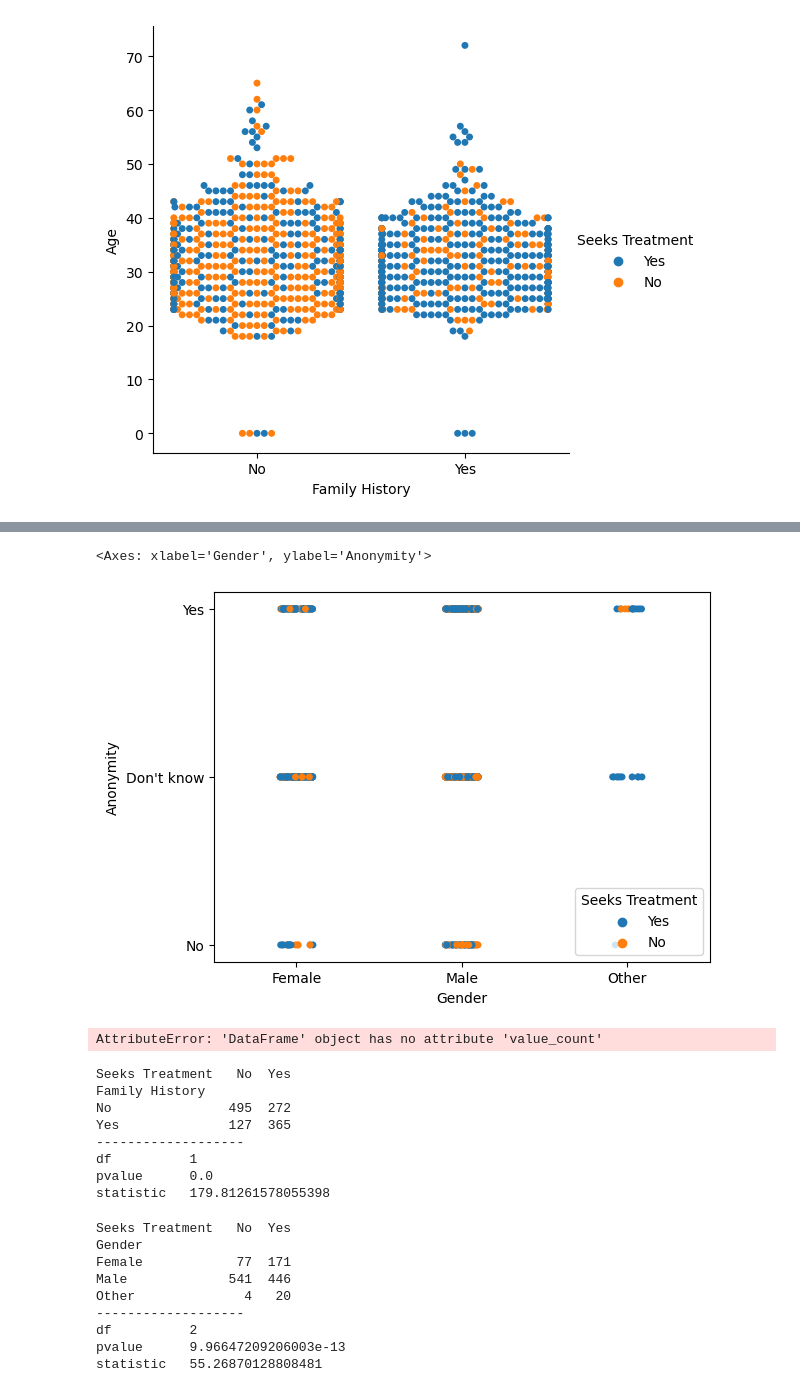
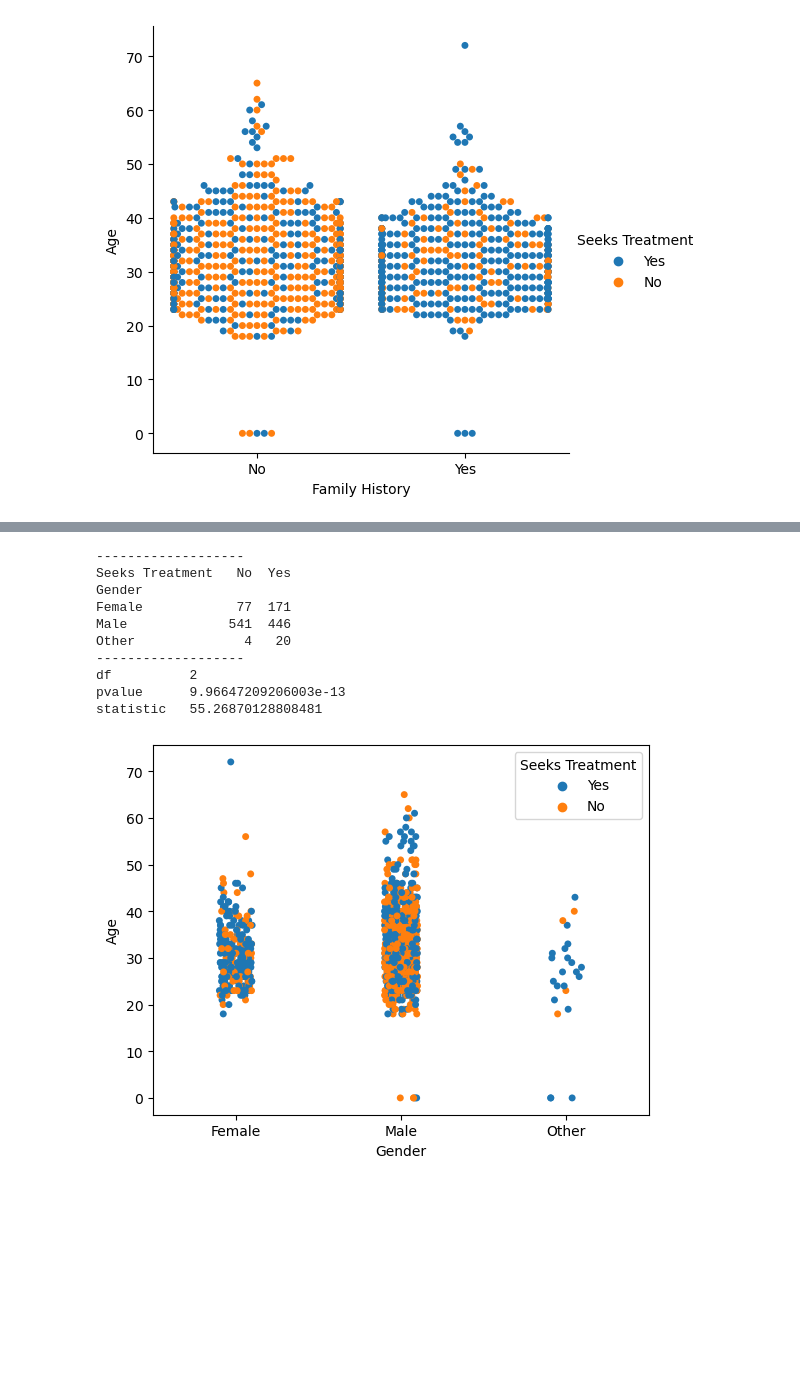
Before and after one commit to stephanieesamperio/Project3, a Jupyter notebook: mentalhealth.ipynb, the cells around one changed output, grey strips where cells are left out. Saved outputs shown, nothing was run; the diff lists cells and outputs as text; code cells hidden in the pictures; blank space fills up the shorter version.

```diff
--- a/mentalhealth.ipynb
+++ b/mentalhealth.ipynb
@@ -189,5 +193,0 @@ sns.stripplot(data=mai_df, x="Family History", y=("Age"), hue = "Seeks Treatment
-# %%
-sns.stripplot(data=mai_df, x="Gender", y="Anonymity", hue = "Seeks Treatment")
-# %% [output]
-<Axes: xlabel='Gender', ylabel='Anonymity'>
-[figure, removed]
@@ -201,36 +194,25 @@ import statsmodels.tsa.stattools as smt
-# %%
-mai_df1 = mai_df[["Family History", "Seeks Treatment"]].value_count
-# %% [output]
-AttributeError: 'DataFrame' object has no attribute 'value_count'
-# %%
-table = sm.stats.Table.from_data(mai_df1)
-res =  table.test_nominal_association()
-print(table.table_orig)
-print("-------------------")
-print (res)
-# %% [output]
-Seeks Treatment   No  Yes
-Family History
-No               495  272
-Yes              127  365
--------------------
-df          1
-pvalue      0.0
-statistic   179.81261578055398
 # %%
+#sns.catplot(data=mai_df, x="Gender", y=("Age"), hue = "Seeks Treatment" , kind ="swarm")
+sns.stripplot(data=mai_df, x="Gender", y=("Age"), hue = "Seeks Treatment")
+
+print("-------------------")
+
+
 mai_df2 = mai_df[["Gender", "Seeks Treatment"]]
 table2 = sm.stats.Table.from_data(mai_df2)
 res2 =  table2.test_nominal_association()
 print(table2.table_orig)
 print("-------------------")
 print (res2)
 # %% [output]
+-------------------
 Seeks Treatment   No  Yes
 Gender
 Female            77  171
 Male             541  446
 Other              4   20
 -------------------
 df          2
 pvalue      9.96647209206003e-13
 statistic   55.26870128808481
+[figure, added]
```
Also changed, not shown: parts of 10 cells of this notebook.
